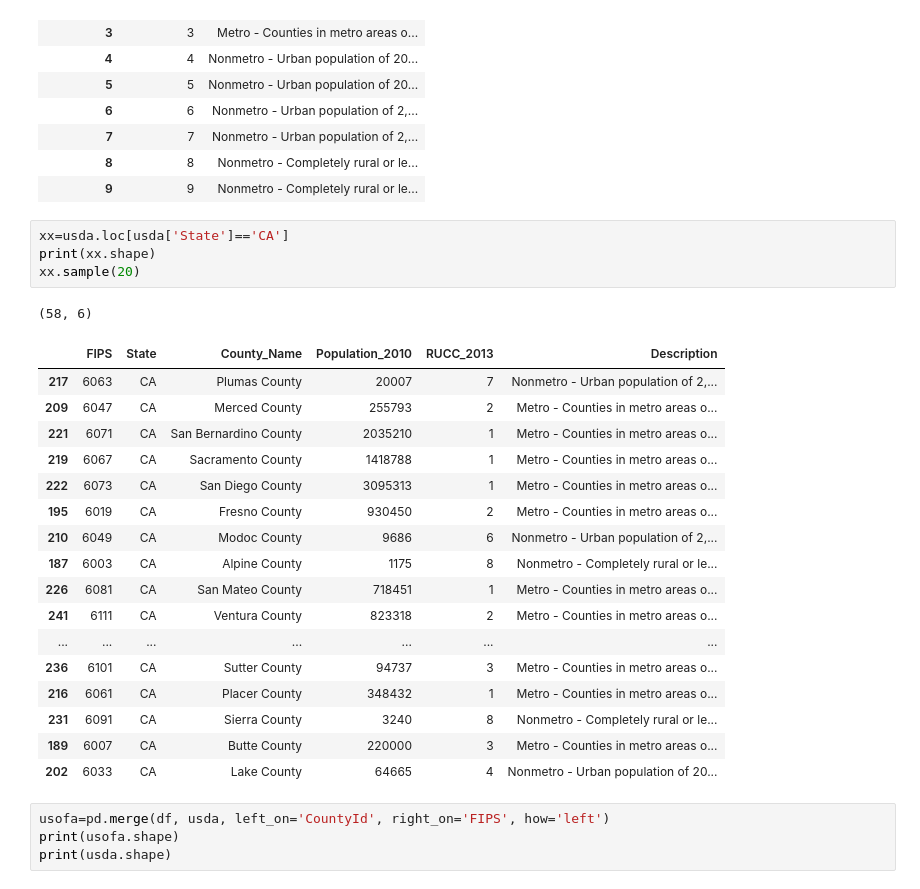
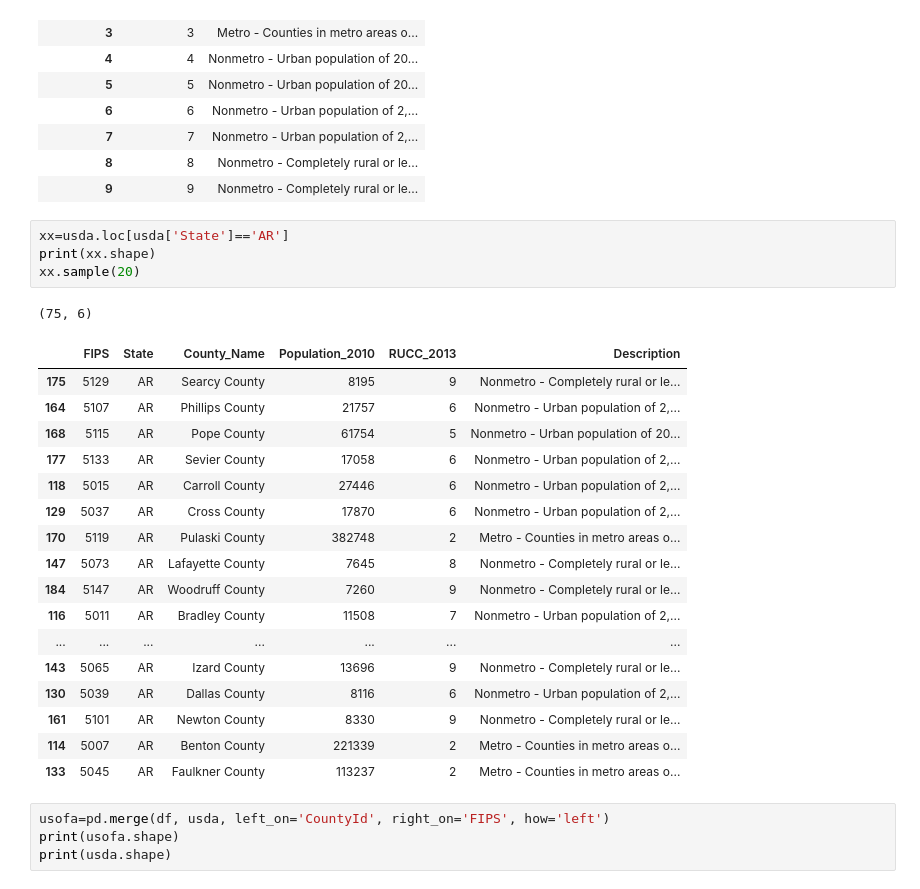
Before and after one commit to vharkar/305-virginia-census-data, a Jupyter notebook: assets/pandas_eda.ipynb, the cells around one changed output. Cells and saved outputs as stored; diff of their text form.

```diff
--- a/assets/pandas_eda.ipynb
+++ b/assets/pandas_eda.ipynb
@@ -89,28 +89,28 @@ usda.groupby('RUCC_2013')[['RUCC_2013','Description',]].max()
 | 8 | 8 | Nonmetro - Completely rural or le... |
 | 9 | 9 | Nonmetro - Completely rural or le... |
 # %%
-xx=usda.loc[usda['State']=='CA']
+xx=usda.loc[usda['State']=='AR']
 print(xx.shape)
 xx.sample(20)
 # %% [output]
-(58, 6)
+(75, 6)
 |  | FIPS | State | County_Name | Population_2010 | RUCC_2013 | Description |
-| 217 | 6063 | CA | Plumas County | 20007 | 7 | Nonmetro - Urban population of 2,... |
-| 209 | 6047 | CA | Merced County | 255793 | 2 | Metro - Counties in metro areas o... |
-| 221 | 6071 | CA | San Bernardino County | 2035210 | 1 | Metro - Counties in metro areas o... |
-| 219 | 6067 | CA | Sacramento County | 1418788 | 1 | Metro - Counties in metro areas o... |
-| 222 | 6073 | CA | San Diego County | 3095313 | 1 | Metro - Counties in metro areas o... |
-| 195 | 6019 | CA | Fresno County | 930450 | 2 | Metro - Counties in metro areas o... |
-| 210 | 6049 | CA | Modoc County | 9686 | 6 | Nonmetro - Urban population of 2,... |
-| 187 | 6003 | CA | Alpine County | 1175 | 8 | Nonmetro - Completely rural or le... |
-| 226 | 6081 | CA | San Mateo County | 718451 | 1 | Metro - Counties in metro areas o... |
-| 241 | 6111 | CA | Ventura County | 823318 | 2 | Metro - Counties in metro areas o... |
+| 175 | 5129 | AR | Searcy County | 8195 | 9 | Nonmetro - Completely rural or le... |
+| 164 | 5107 | AR | Phillips County | 21757 | 6 | Nonmetro - Urban population of 2,... |
+| 168 | 5115 | AR | Pope County | 61754 | 5 | Nonmetro - Urban population of 20... |
+| 177 | 5133 | AR | Sevier County | 17058 | 6 | Nonmetro - Urban population of 2,... |
+| 118 | 5015 | AR | Carroll County | 27446 | 6 | Nonmetro - Urban population of 2,... |
+| 129 | 5037 | AR | Cross County | 17870 | 6 | Nonmetro - Urban population of 2,... |
+| 170 | 5119 | AR | Pulaski County | 382748 | 2 | Metro - Counties in metro areas o... |
+| 147 | 5073 | AR | Lafayette County | 7645 | 8 | Nonmetro - Completely rural or le... |
+| 184 | 5147 | AR | Woodruff County | 7260 | 9 | Nonmetro - Completely rural or le... |
+| 116 | 5011 | AR | Bradley County | 11508 | 7 | Nonmetro - Urban population of 2,... |
 | ... | ... | ... | ... | ... | ... | ... |
-| 236 | 6101 | CA | Sutter County | 94737 | 3 | Metro - Counties in metro areas o... |
-| 216 | 6061 | CA | Placer County | 348432 | 1 | Metro - Counties in metro areas o... |
-| 231 | 6091 | CA | Sierra County | 3240 | 8 | Nonmetro - Completely rural or le... |
-| 189 | 6007 | CA | Butte County | 220000 | 3 | Metro - Counties in metro areas o... |
-| 202 | 6033 | CA | Lake County | 64665 | 4 | Nonmetro - Urban population of 20... |
+| 143 | 5065 | AR | Izard County | 13696 | 9 | Nonmetro - Completely rural or le... |
+| 130 | 5039 | AR | Dallas County | 8116 | 6 | Nonmetro - Urban population of 2,... |
+| 161 | 5101 | AR | Newton County | 8330 | 9 | Nonmetro - Completely rural or le... |
+| 114 | 5007 | AR | Benton County | 221339 | 2 | Metro - Counties in metro areas o... |
+| 133 | 5045 | AR | Faulkner County | 113237 | 2 | Metro - Counties in metro areas o... |
 # %%
 usofa=pd.merge(df, usda, left_on='CountyId', right_on='FIPS', how='left')
 print(usofa.shape)
```
Also changed, not shown: parts of 5 cells of this notebook, 1 other file.
